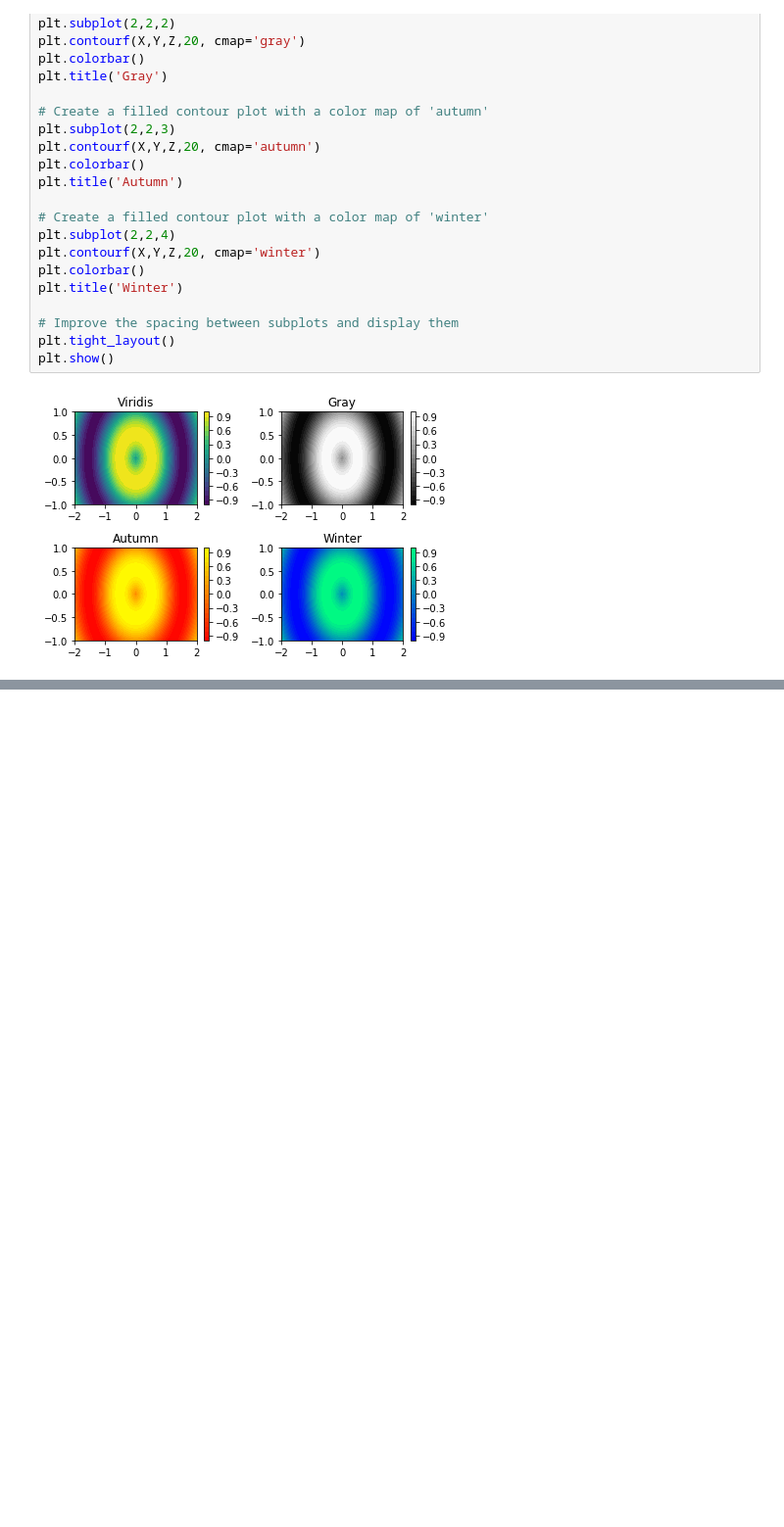
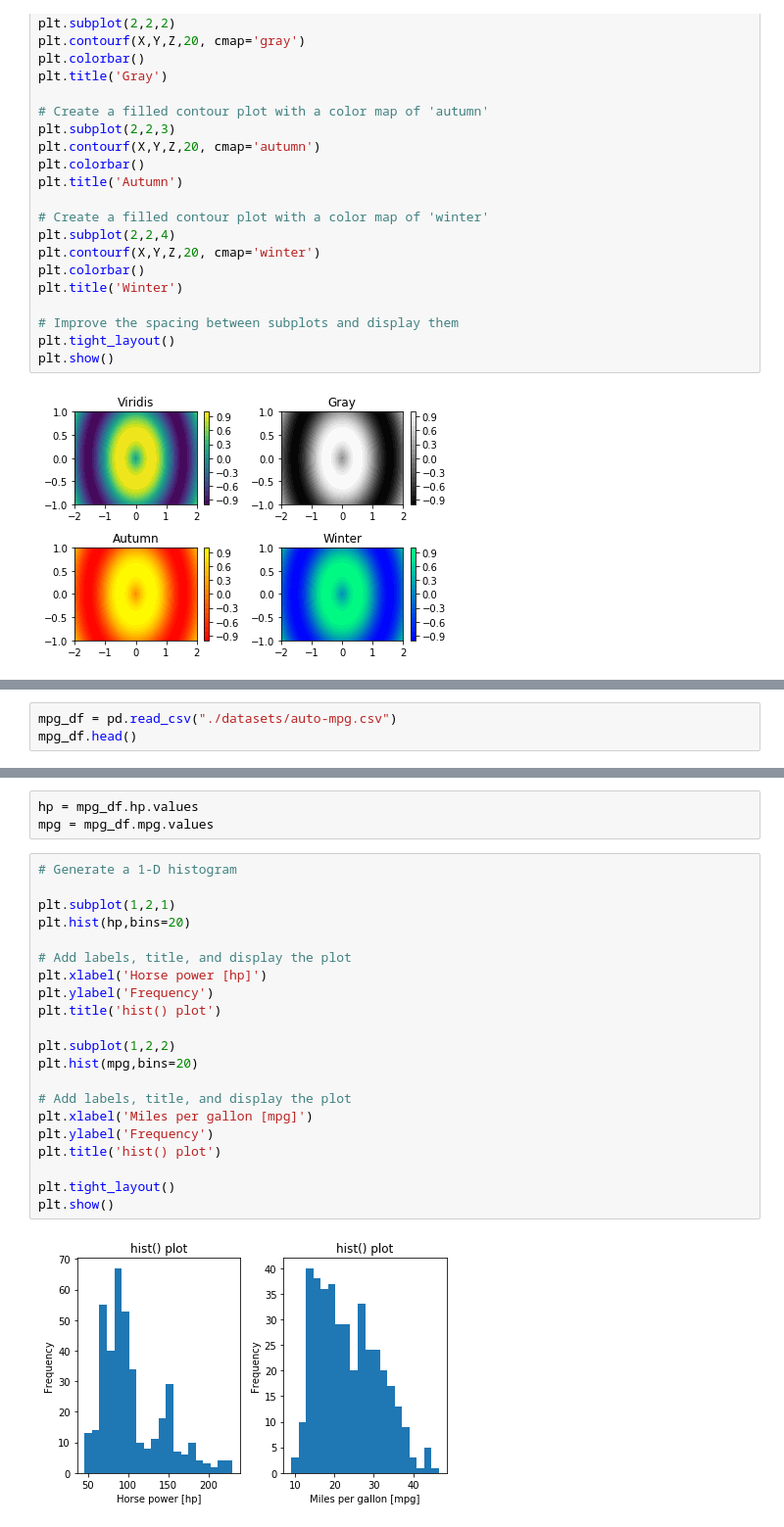
Before and after one commit to ThinNandarSoe/DataCamp, a Jupyter notebook: Introduction to Data Visualization in Python/Chapter_2.ipynb, the cells around one changed output, grey strips where cells are left out. Shown at 98% size. Cells and saved outputs as stored; diff of their text form; blank space fills up the shorter version.

```diff
--- a/Introduction to Data Visualization in Python/Chapter_2.ipynb
+++ b/Introduction to Data Visualization in Python/Chapter_2.ipynb
@@ -219,0 +224,3 @@ plt.show()
+# %%
+mpg_df = pd.read_csv("./datasets/auto-mpg.csv")
+mpg_df.head()
@@ -219,0 +234,26 @@ plt.show()
+# %%
+hp = mpg_df.hp.values
+mpg = mpg_df.mpg.values
+# %%
+# Generate a 1-D histogram
+
+plt.subplot(1,2,1)
+plt.hist(hp,bins=20)
+
+# Add labels, title, and display the plot
+plt.xlabel('Horse power [hp]')
+plt.ylabel('Frequency')
+plt.title('hist() plot')
+
+plt.subplot(1,2,2)
+plt.hist(mpg,bins=20)
+
+# Add labels, title, and display the plot
+plt.xlabel('Miles per gallon [mpg]')
+plt.ylabel('Frequency')
+plt.title('hist() plot')
+
+plt.tight_layout()
+plt.show()
+# %% [output]
+[figure, added]
```
Also changed, not shown: parts of 17 cells of this notebook, 4 other files.
